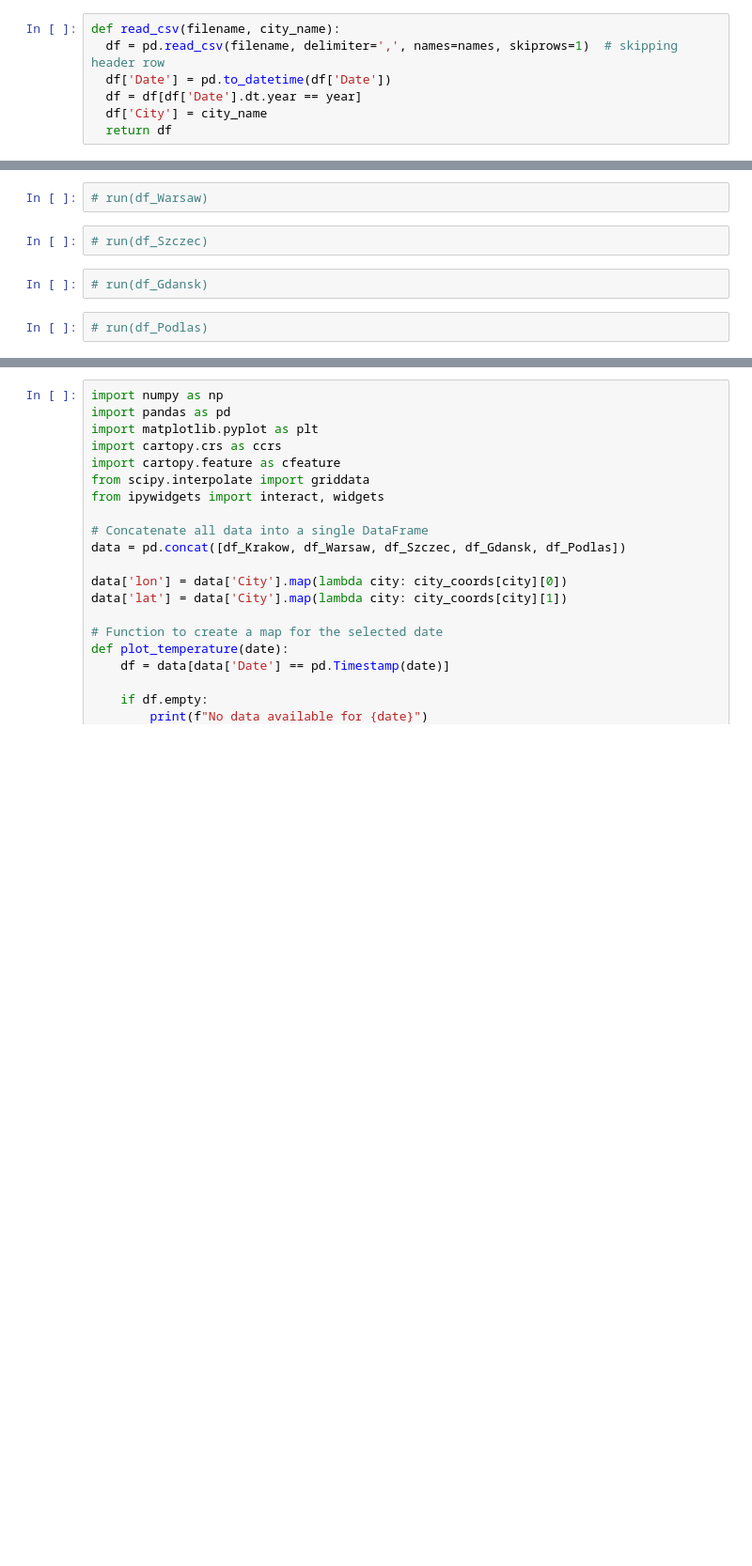
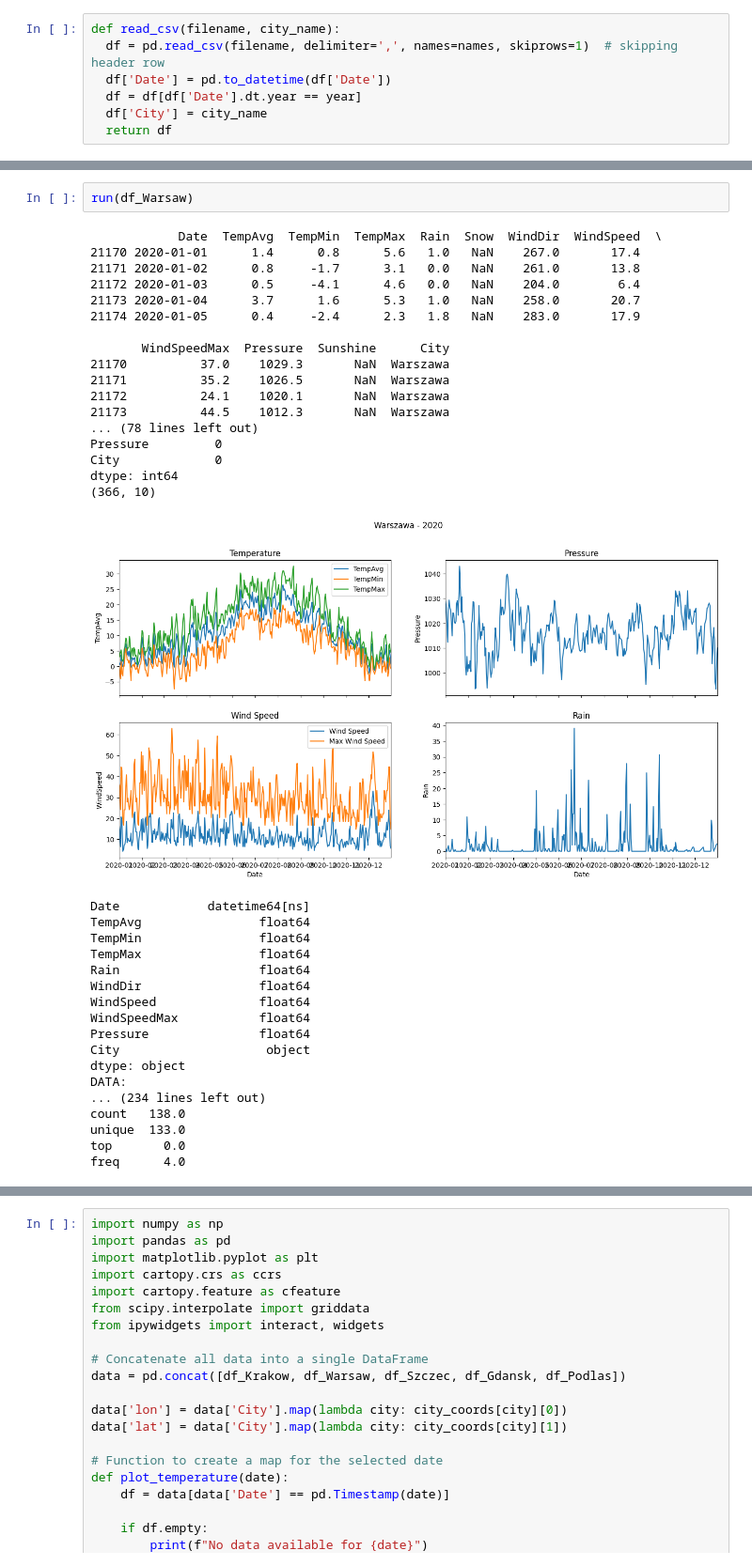
Before and after one commit to Twarug/AGH-NumericalMethods-Project, a Jupyter notebook: main.ipynb, the cells around one changed output, grey strips where cells are left out. Shown at 94% size. Drawn from its saved outputs; the diff is of its cells as text; blank space fills up the shorter version.

```diff
--- a/main.ipynb
+++ b/main.ipynb
@@ -213,8 +260,38 @@ UnboundLocalError: cannot access local variable 'boxprops' where it is not assoc
-# %%
-# run(df_Warsaw)
-# %%
-# run(df_Szczec)
-# %%
-# run(df_Gdansk)
-# %%
-# run(df_Podlas)
+# %%
+run(df_Warsaw)
+# %% [output]
+            Date  TempAvg  TempMin  TempMax  Rain  Snow  WindDir  WindSpeed  \
+21170 2020-01-01      1.4      0.8      5.6   1.0   NaN    267.0       17.4
+21171 2020-01-02      0.8     -1.7      3.1   0.0   NaN    261.0       13.8
+21172 2020-01-03      0.5     -4.1      4.6   0.0   NaN    204.0        6.4
+21173 2020-01-04      3.7      1.6      5.3   1.0   NaN    258.0       20.7
+21174 2020-01-05      0.4     -2.4      2.3   1.8   NaN    283.0       17.9
+
+       WindSpeedMax  Pressure  Sunshine      City
+21170          37.0    1029.3       NaN  Warszawa
+21171          35.2    1026.5       NaN  Warszawa
+21172          24.1    1020.1       NaN  Warszawa
+21173          44.5    1012.3       NaN  Warszawa
+... (78 lines left out)
+Pressure         0
+City             0
+dtype: int64
+(366, 10)
+[figure, added]
+Date            datetime64[ns]
+TempAvg                float64
+TempMin                float64
+TempMax                float64
+Rain                   float64
+WindDir                float64
+WindSpeed              float64
+WindSpeedMax           float64
+Pressure               float64
+City                    object
+dtype: object
+DATA:
+... (234 lines left out)
+count   138.0
+unique  133.0
+top       0.0
+freq      4.0
```
Also changed, not shown: parts of 8 cells of this notebook.
